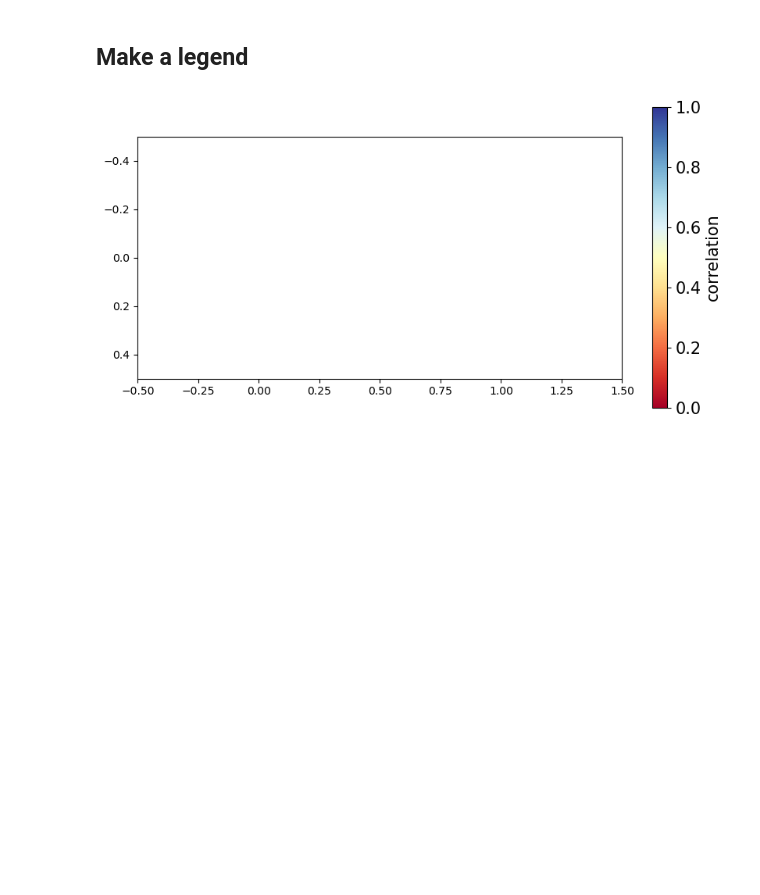
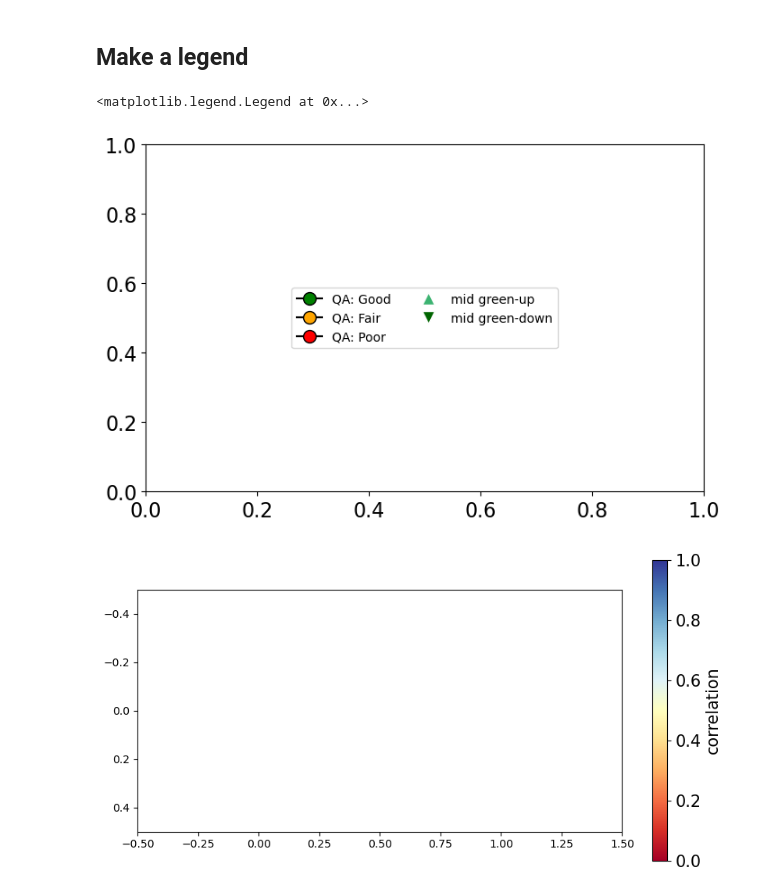
Before and after one commit to eawag-surface-waters-research/cci-cyano-production, a Jupyter notebook: notebooks/arctic_analysis.ipynb, the cells around one changed output. Drawn from its saved outputs; the diff is of its cells as text; code cells hidden in the pictures; blank space fills up the shorter version.

```diff
--- a/notebooks/arctic_analysis.ipynb
+++ b/notebooks/arctic_analysis.ipynb
@@ -26,4 +26,21 @@ phyco_v3 = PhenologyVisualization(pc_extract_path_v3, pc_phenology_path_v3)
 chla_v3 = PhenologyVisualization(chl_extract_path_v3, chl_phenology_path_v3)
 # %% [markdown]
 ## Make a legend
+# %%
+fig, ax = plt.subplots(1,1,figsize=(8,5))
+legend_elements = [Line2D([0], [0], marker='o', color='k', label='QA: Good',
+                          markerfacecolor='green', markersize=10),
+                   Line2D([0], [0], marker='o', color='k', label='QA: Fair',
+                          markerfacecolor='orange', markersize=10),
+                   Line2D([0], [0], marker='o', color='k', label='QA: Poor',
+                          markerfacecolor='red', markersize=10),
+                    Line2D([0], [0], marker='^', color='w', label='mid green-up',
+                          markerfacecolor='mediumseagreen', markersize=10),
+                    Line2D([0], [0], marker='v', color='w', label='mid green-down',
+                          markerfacecolor='darkgreen', markersize=10),]
+
+ax.legend(handles=legend_elements,ncols=2, loc = 'center')
+# %% [output]
+<matplotlib.legend.Legend at 0x...>
+[figure, added]
 # %%
```
Also changed, not shown: parts of 10 cells of this notebook, 2 other files.
